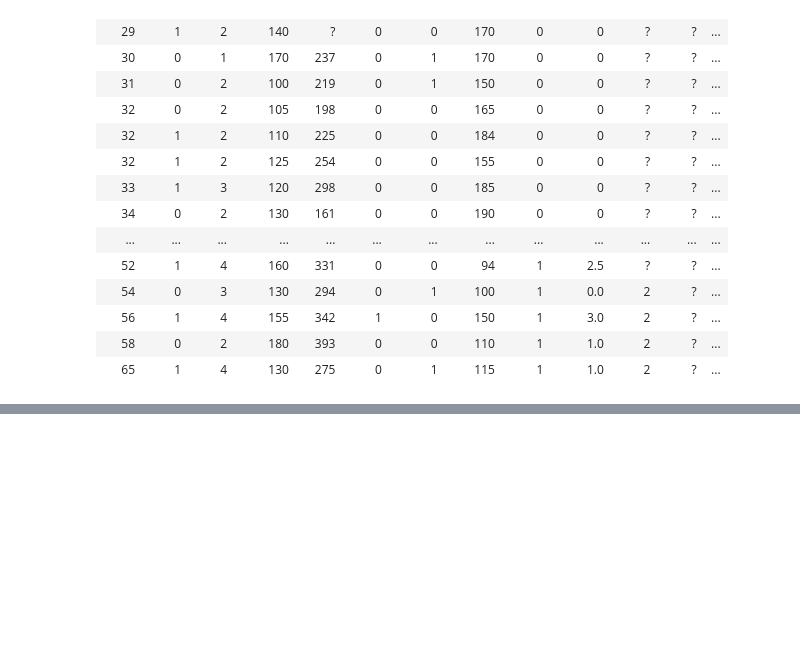
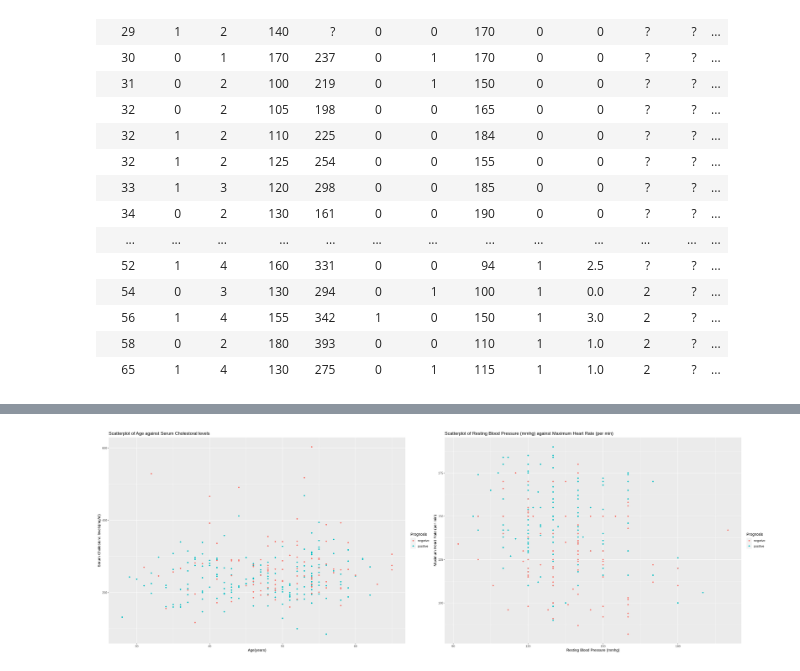
Before and after one commit to yfz1012577262/toy_ds_project, a Jupyter notebook: project_proposal.ipynb/project_prop.ipynb, the cells around one changed output, grey strips where cells are left out. Drawn from its saved outputs; the diff is of its cells as text; code cells hidden in the pictures; blank space fills up the shorter version.

```diff
--- a/project_proposal.ipynb/project_prop.ipynb
+++ b/project_proposal.ipynb/project_prop.ipynb
@@ -54,0 +125,27 @@ Caused by error:
+# %%
+# create visualization of showing the distribution of Prognosis based on column that has high-variance in value
+
+library(ggplot2)
+library(gridExtra)
+options(repr.plot.width = 30, repr.plot.height = 10)
+
+# Scatterplot for variable 'a'
+plot_1 <- ggplot(process_hd_data, aes(x = age, y = chol, color = Prognosis)) +
+  geom_point(alpha=3) +
+  labs(title = "Scatterplot of Age against Serum Cholestoral levels",
+       x = "Age(years)", y = "Serum Cholestoral levels(mg/dl)", color = "Prognosis") +
+  theme(text = element_text(size = 12))
+
+
+
+# Scatterplot for variable 'c'
+plot_2 <- ggplot(process_hd_data, aes(x = trestbps, y = thalach, color = Prognosis)) +
+  geom_point(alpha=3) +
+  labs(title = "Scatterplot of Resting Blood Pressure (mmhg) against Maximum Heart Rate (per min)",
+       x = "Resting Blood Pressure (mmhg)", y = "Maximum Heart Rate (per min)", color = "Prognosis") +
+  theme(text = element_text(size = 12))
+
+
+grid.arrange(plot_1,plot_2, nrow = 1)
+# %% [output]
+[figure, added]
```
Also changed, not shown: parts of 3 cells of this notebook.
